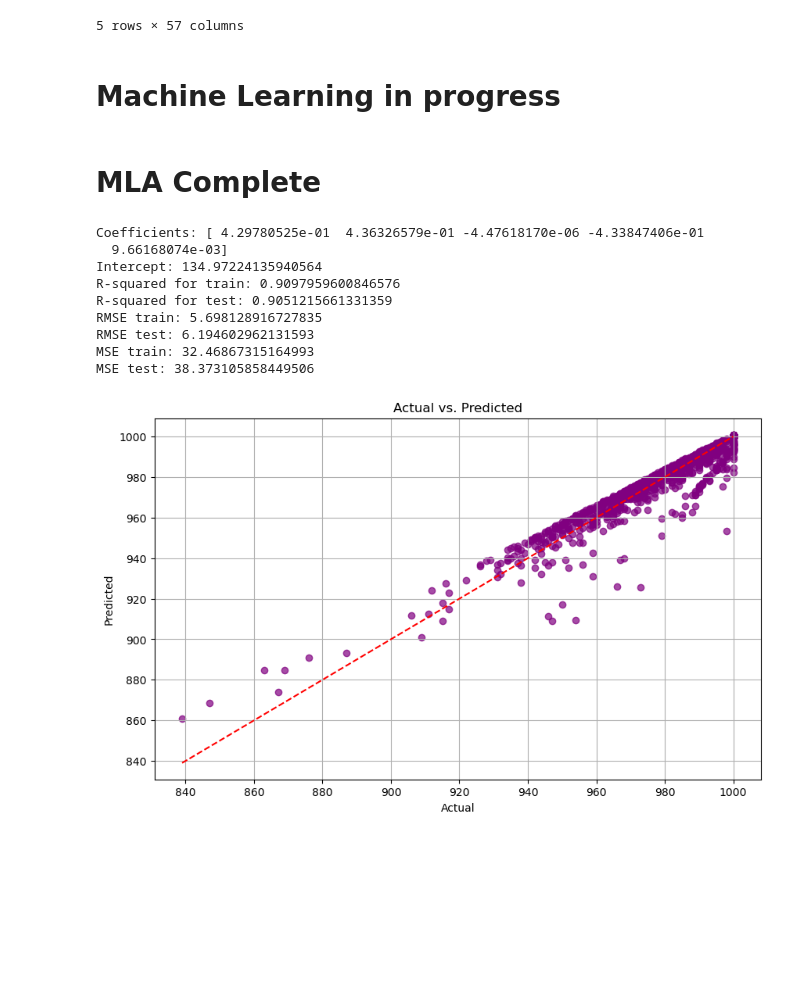
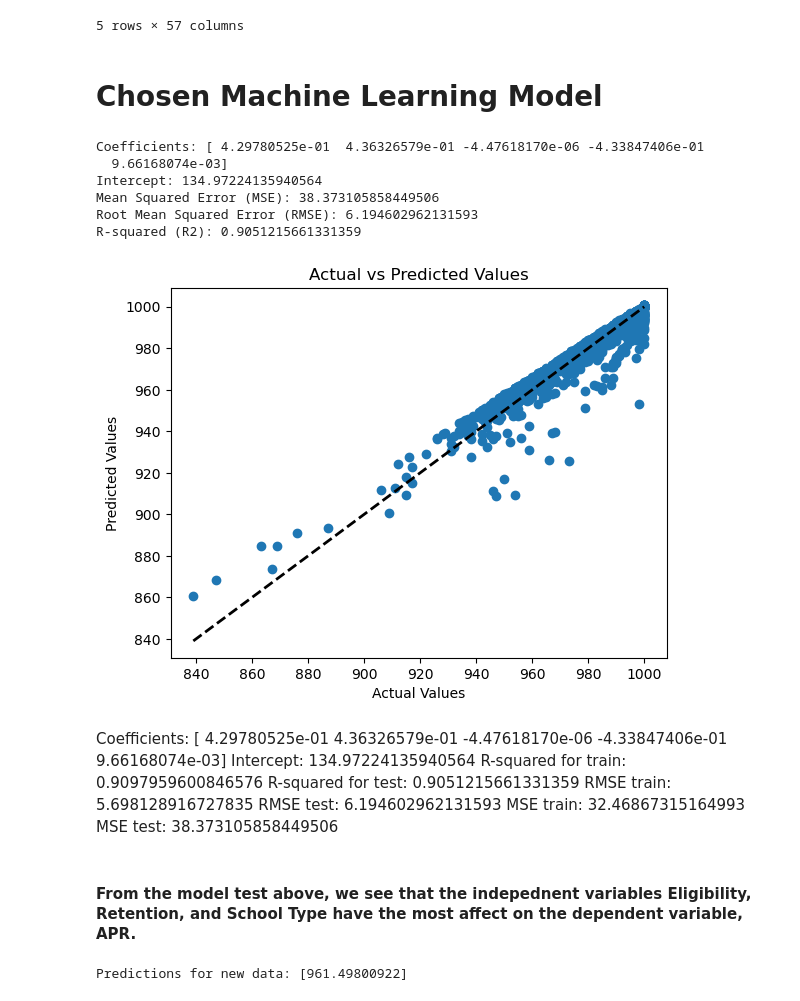
Before and after one commit to msmixj/Data-Analytics-Capstone, a Jupyter notebook: Data_Capstone_Project_MLA.ipynb, the cells around one changed output. Saved outputs shown, nothing was run; the diff lists cells and outputs as text; code cells hidden in the pictures; blank space fills up the shorter version.

```diff
--- a/Data_Capstone_Project_MLA.ipynb
+++ b/Data_Capstone_Project_MLA.ipynb
@@ -82,60 +67,74 @@ data.head()
 | 4 | 100654 | Alabama A&M University | 0 | 2014 | 14 | Men's Track, Indoor | 1 | ... |
 5 rows × 57 columns
 # %% [markdown]
-# Machine Learning in progress
+# Chosen Machine Learning Model
-# %% [markdown]
-# MLA Complete
 # %%
 import pandas as pd
 import numpy as np
+from sklearn.model_selection import train_test_split
 from sklearn.linear_model import LinearRegression
-from sklearn.model_selection import train_test_split
+from sklearn.metrics import mean_squared_error, r2_score
 import matplotlib.pyplot as plt
 
+# Split into features (X) and target (y)
+X = data[['FOURYEAR_ELIGIBILITY', 'FOURYEAR_RETENTION', 'SCHOOL_ID', 'SCHOOL_TYPE', 'NCAACONF_ID']]  # Replace with your feature columns
+y = data['FOURYEAR_SCORE']  # Replace with your target column
 
-# Define the features and target variable
-X = data[['FOURYEAR_ELIGIBILITY','FOURYEAR_RETENTION', 'SCHOOL_ID', 'SCHOOL_TYPE', 'NCAACONF_ID']] # Replace with your feature columns
-y = data['FOURYEAR_SCORE'] # Replace with your target column
-
-# Split the data into training and testing sets (split training and testing data into 80/20)
+# Split into training and testing sets
 X_train, X_test, y_train, y_test = train_test_split(X, y, test_size=0.2, random_state=42)
 
-# Create a linear regression model
+# Create and fit the model
 model = LinearRegression()
-
-# Train the model
 model.fit(X_train, y_train)
 
 # Make predictions
 y_pred = model.predict(X_test)
 
 # Evaluate the model
+mse = mean_squared_error(y_test, y_pred)
+rmse = np.sqrt(mse)
+r2 = r2_score(y_test, y_pred)
+
 print("Coefficients:", model.coef_)
 print("Intercept:", model.intercept_)
-print("R-squared for train:", linear_regression.score(X_train, y_train))
-print("R-squared for test:", model.score(X_test, y_test)) #R2 score of 1.0 indicates that the estimator perfectly predicts the dependent variable's value, given the indepedent variables value.
-print("RMSE train:",np.sqrt(mean_squared_error(y_train, y_train_pred)))
-print("RMSE test:",np.sqrt(mean_squared_error(y_test, y_test_pred)))
-print("MSE train:", metrics.mean_squared_error(y_train,y_train_pred))
-print("MSE test:", metrics.mean_squared_error(y_test, y_test_pred))
+print(f'Mean Squared Error (MSE): {mse}')
+print(f'Root Mean Squared Error (RMSE): {rmse}')
+print(f'R-squared (R2): {r2}')
 
-# Visualize the results
-plt.figure(figsize=(10,6))
-plt.scatter(y_test, y_test_pred, alpha=0.7, color='purple')
-plt.plot([y_test.min(),y_test.max()],[y_test.min(),y_test.max()], color ='red', linestyle='--',label ='Prediction Line')
-plt.xlabel("Actual")
-plt.ylabel("Predicted")
-plt.title("Actual vs. Predicted")
-plt.grid(True)
+# Visualize predictions vs actual values
+plt.scatter(y_test, y_pred)
+plt.xlabel('Actual Values')
+plt.ylabel('Predicted Values')
+plt.title('Actual vs Predicted Values')
+plt.plot([min(y_test), max(y_test)], [min(y_test), max(y_test)], 'k--', lw=2)
 plt.show()
 # %% [output]
 Coefficients: [ 4.29780525e-01  4.36326579e-01 -4.47618170e-06 -4.33847406e-01
   9.66168074e-03]
 Intercept: 134.97224135940564
-R-squared for train: 0.9097959600846576
-R-squared for test: 0.9051215661331359
-RMSE train: 5.698128916727835
-RMSE test: 6.194602962131593
-MSE train: 32.46867315164993
-MSE test: 38.373105858449506
+Mean Squared Error (MSE): 38.373105858449506
+Root Mean Squared Error (RMSE): 6.194602962131593
+R-squared (R2): 0.9051215661331359
-[figure, old version]
+[figure, new version]
+# %% [markdown]
+Coefficients: [ 4.29780525e-01  4.36326579e-01 -4.47618170e-06 -4.33847406e-01
+  9.66168074e-03]
+Intercept: 134.97224135940564
+R-squared for train: 0.9097959600846576
+R-squared for test: 0.9051215661331359
+RMSE train: 5.698128916727835
+RMSE test: 6.194602962131593
+MSE train: 32.46867315164993
+MSE test: 38.373105858449506
+# %% [markdown]
+#### From the model test above, we see that the indepednent variables Eligibility, Retention, and School Type have the most affect on the dependent variable, APR.
+# %%
+# Create a new data point as a DataFrame
+new_data = pd.DataFrame({'FOURYEAR_ELIGIBILITY': [950], 'FOURYEAR_RETENTION': [960], 'SCHOOL_ID': [153603],
+                         'SCHOOL_TYPE': [0], 'NCAACONF_ID': [5]})
+# Make predictions on the new data
+new_predictions = model.predict(new_data)
+
+print("Predictions for new data:", new_predictions)
+# %% [output]
+Predictions for new data: [961.49800922]
```
Also changed, not shown: parts of 28 cells of this notebook, 1 other file.
